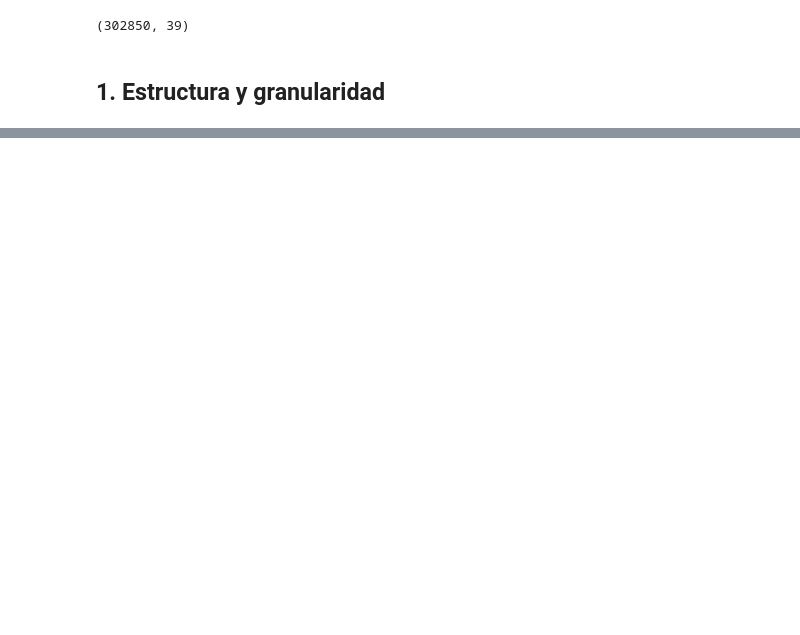
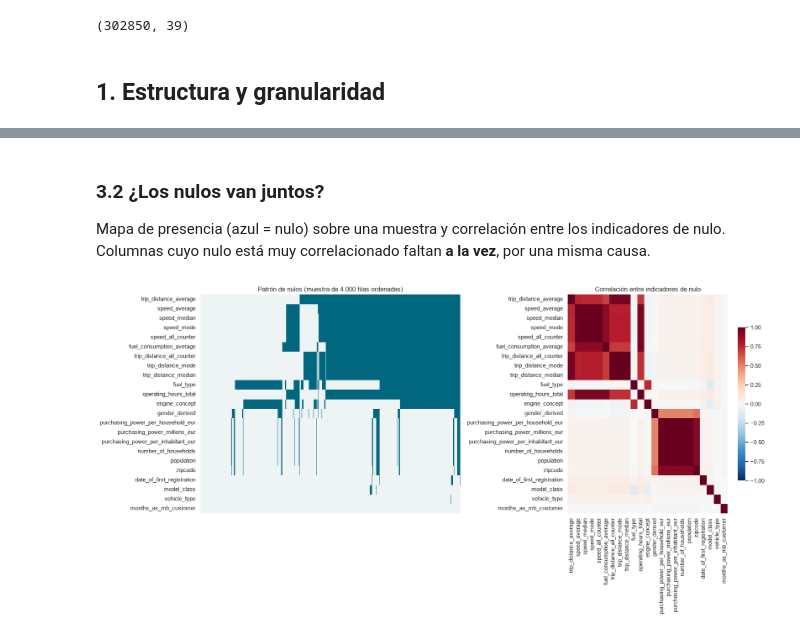
Before and after one commit to albaalibaii/Mercedes-Benz, a Jupyter notebook: Reto1_EDA.ipynb, the cells around one changed output, grey strips where cells are left out. Cells and saved outputs as stored; diff of their text form; code cells hidden in the pictures; blank space fills up the shorter version.

```diff
--- a/Reto1_EDA.ipynb
+++ b/Reto1_EDA.ipynb
@@ -479,0 +215,11 @@ dtype: float64
+# %%
+nul_filas = df.isna().mean().mul(100)
+nul_cli = df.isna().groupby(df["client_id"]).all().mean().mul(100)
+nulos = pd.DataFrame({"% filas": nul_filas, "% clientes": nul_cli})
+nulos = nulos[nulos["% filas"] > 0].sort_values("% filas")
+ax = nulos.plot.barh(figsize=(10, 8), color=[AZUL, AZUL_CLARO], width=.8)
+for i, v in enumerate(nulos["% filas"]):
+    ax.text(v + .5, i - .2, f"{v:.1f}%", fontsize=7)
+ax.set(title="% de nulos por columna · por relación cliente-vehículo y por cliente", xlabel="% nulos")
+plt.show()
+nulos.sort_values("% filas", ascending=False).round(1)
@@ -479,0 +250,17 @@ dtype: float64
+# %% [markdown]
+### 3.2 ¿Los nulos van juntos?
+
+Mapa de presencia (azul = nulo) sobre una muestra y correlación entre los indicadores de nulo. Columnas cuyo nulo
+está muy correlacionado faltan **a la vez**, por una misma causa.
+# %%
+cols_con_nulos = nulos.index.tolist()[::-1]
+muestra = df.sample(4000, random_state=0)[cols_con_nulos].isna()
+fig, axes = plt.subplots(1, 2, figsize=(18, 9), gridspec_kw={"width_ratios": [1.3, 1]})
+sns.heatmap(muestra.sort_values(cols_con_nulos).T, cbar=False, cmap=["#eef3f4", AZUL], xticklabels=False, ax=axes[0])
+axes[0].set(title="Patrón de nulos (muestra de 4.000 filas ordenadas)")
+sns.heatmap(df[cols_con_nulos].isna().corr(), cmap="RdBu_r", center=0, vmin=-1, vmax=1, ax=axes[1], cbar_kws={"shrink": .7})
+axes[1].set(title="Correlación entre indicadores de nulo")
+plt.tight_layout()
+plt.show()
+# %% [output]
+[figure, added]
```
Also changed, not shown: parts of 81 cells of this notebook, 3 other files.
